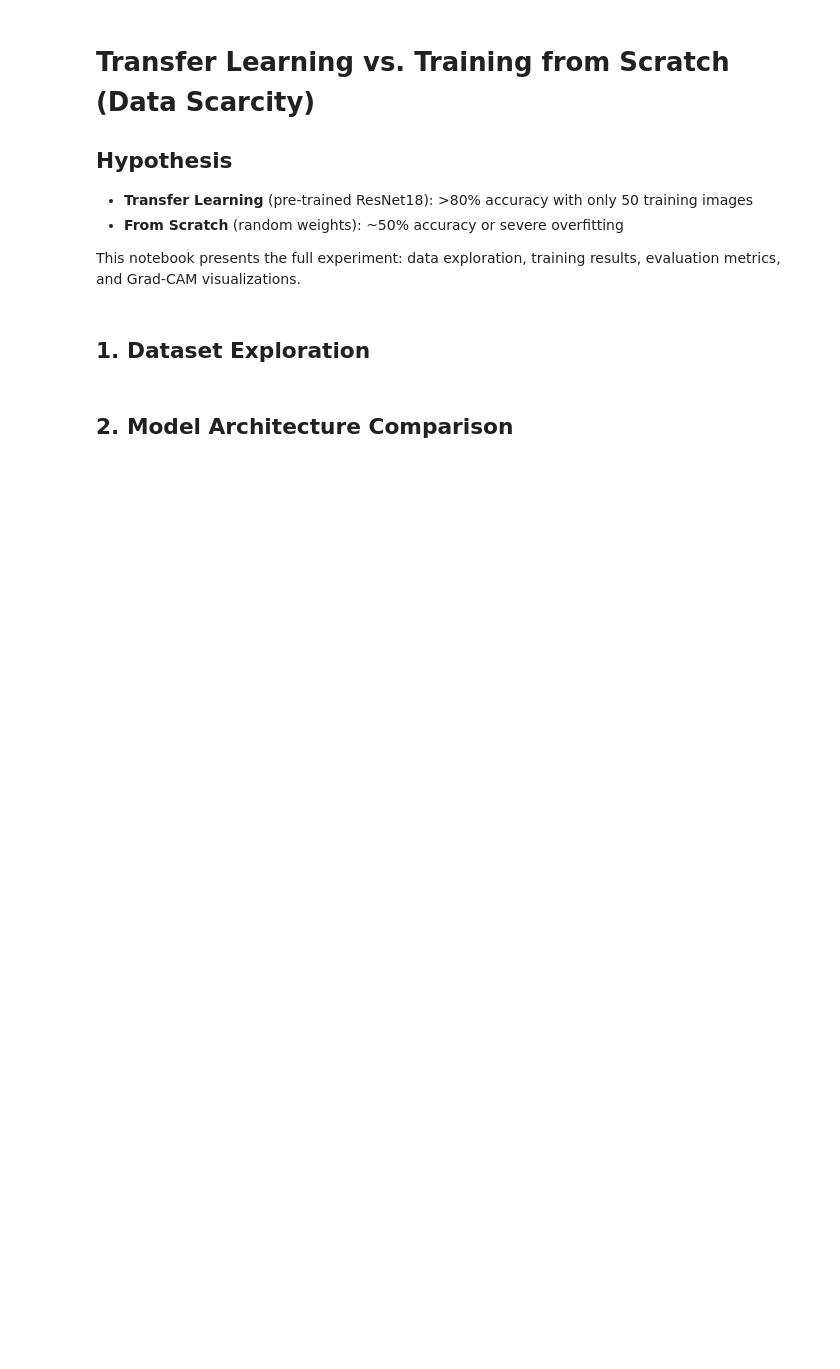
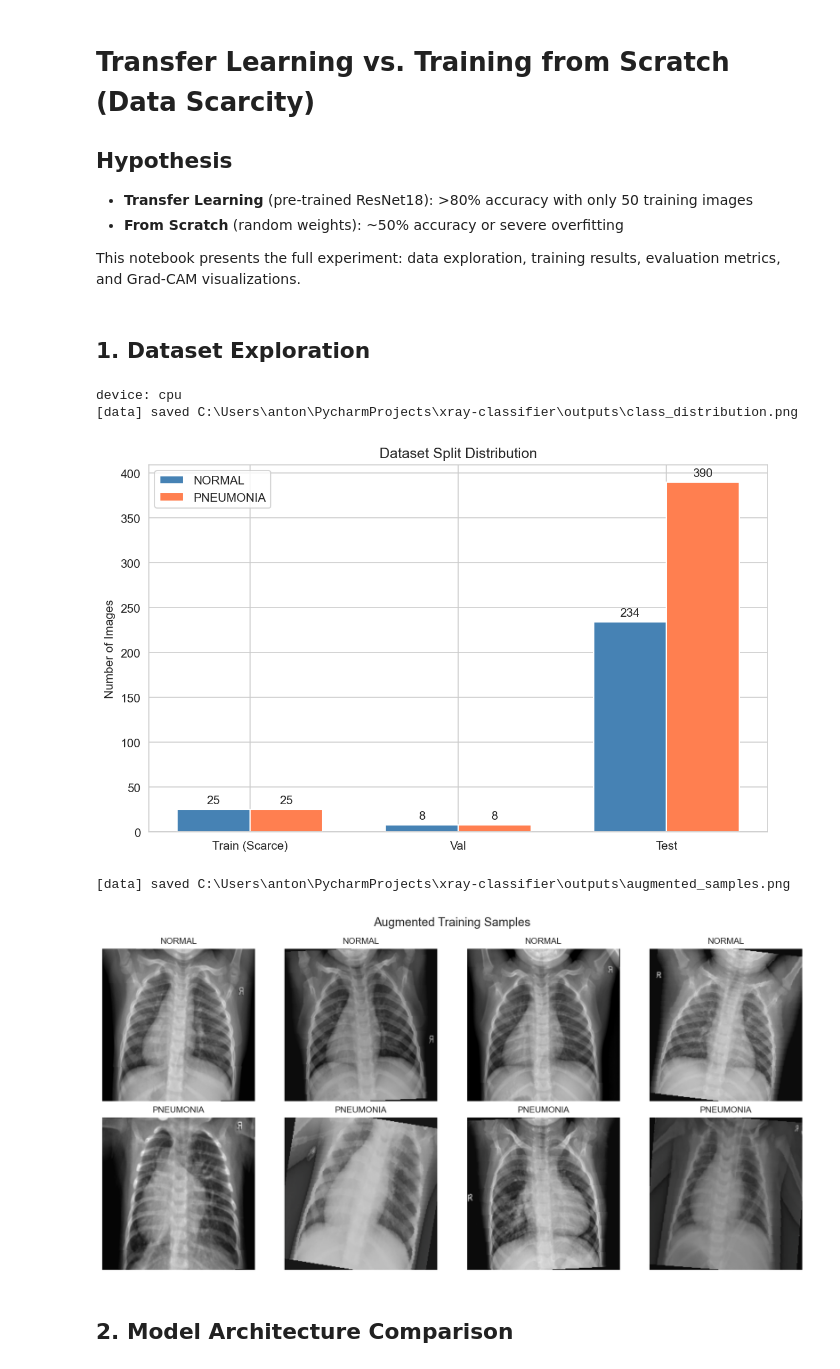
Before and after one commit to ruben4ick/xray-classifier, a Jupyter notebook: notebook.ipynb, the cells around one changed output. Cells and saved outputs as stored; diff of their text form; code cells hidden in the pictures; blank space fills up the shorter version.

Commit message:
evaluate

```diff
--- a/notebook.ipynb
+++ b/notebook.ipynb
@@ -8,5 +8,46 @@
 This notebook presents the full experiment: data exploration, training results, evaluation metrics, and Grad-CAM visualizations.
 # %% [markdown]
 ## 1. Dataset Exploration
+# %%
+
+import sys
+import json
+from pathlib import Path
+
+import pandas as pd
+import torch
+from IPython.display import Image, display
+
+ROOT = Path(".").resolve()
+sys.path.insert(0, str(ROOT))
+
+OUTPUTS     = ROOT / "outputs"
+CHECKPOINTS = ROOT / "checkpoints"
+OUTPUTS.mkdir(exist_ok=True)
+
+from src.data import (
+    CLASSES,
+    get_loaders, plot_augmented_samples, plot_class_distribution,
+)
+from src.models import get_model, count_params
+from src.evaluate import (
+    load_model, get_predictions, compute_metrics,
+    plot_confusion_matrix, plot_learning_curves, plot_grad_cam,
+)
+
+device = torch.device("cuda" if torch.cuda.is_available() else "cpu")
+print(f"device: {device}")
+
+plot_class_distribution()
+display(Image(str(OUTPUTS / "class_distribution.png"), width=680))
+
+plot_augmented_samples()
+display(Image(str(OUTPUTS / "augmented_samples.png"), width=780))
+# %% [output]
+device: cpu
+[data] saved C:\Users\anton\PycharmProjects\xray-classifier\outputs\class_distribution.png
+[figure, added]
+[data] saved C:\Users\anton\PycharmProjects\xray-classifier\outputs\augmented_samples.png
+[figure, added]
 # %% [markdown]
 ## 2. Model Architecture Comparison
```
Also changed, not shown: parts of 6 cells of this notebook, 13 other files.
